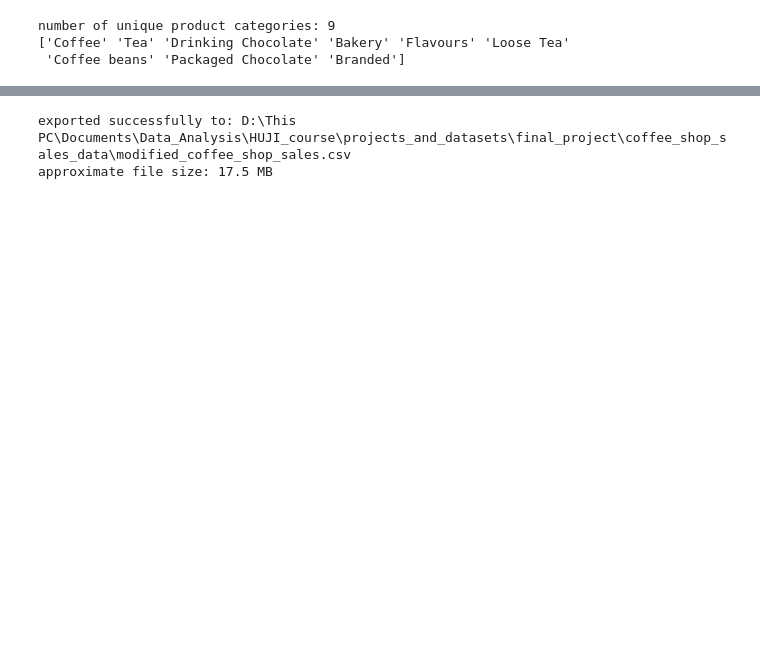
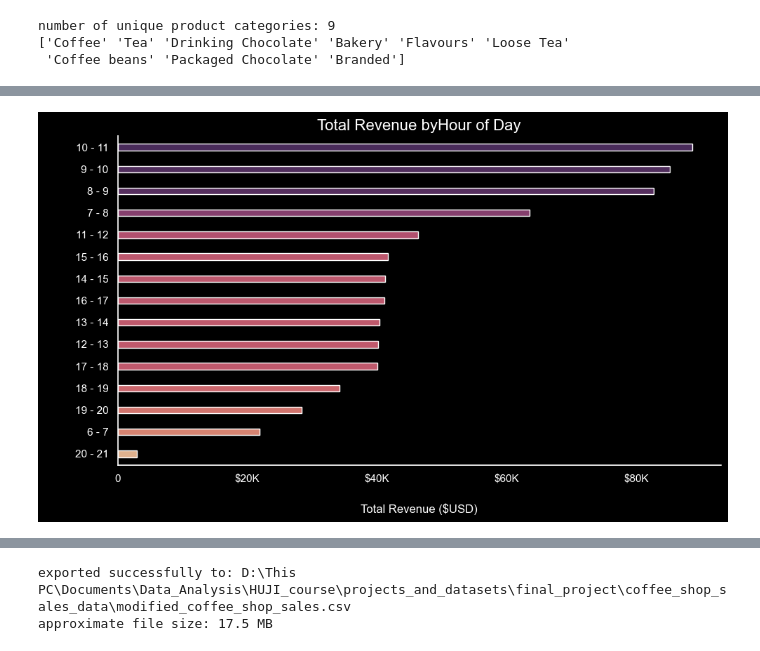
Before and after one commit to HuDragm/Coffee-Shop-Sales, a Jupyter notebook: notebooks/initial_eda.ipynb, the cells around one changed output, grey strips where cells are left out. Drawn from its saved outputs; the diff is of its cells as text; code cells hidden in the pictures; blank space fills up the shorter version.

```diff
--- a/notebooks/initial_eda.ipynb
+++ b/notebooks/initial_eda.ipynb
@@ -796,0 +693,4 @@ plt.show()
+# %%
+plot_data(df, 'time_range', 'revenue', 'revenue')
+# %% [output]
+[figure, added]
```
Also changed, not shown: parts of 115 cells of this notebook, 3 other files.
